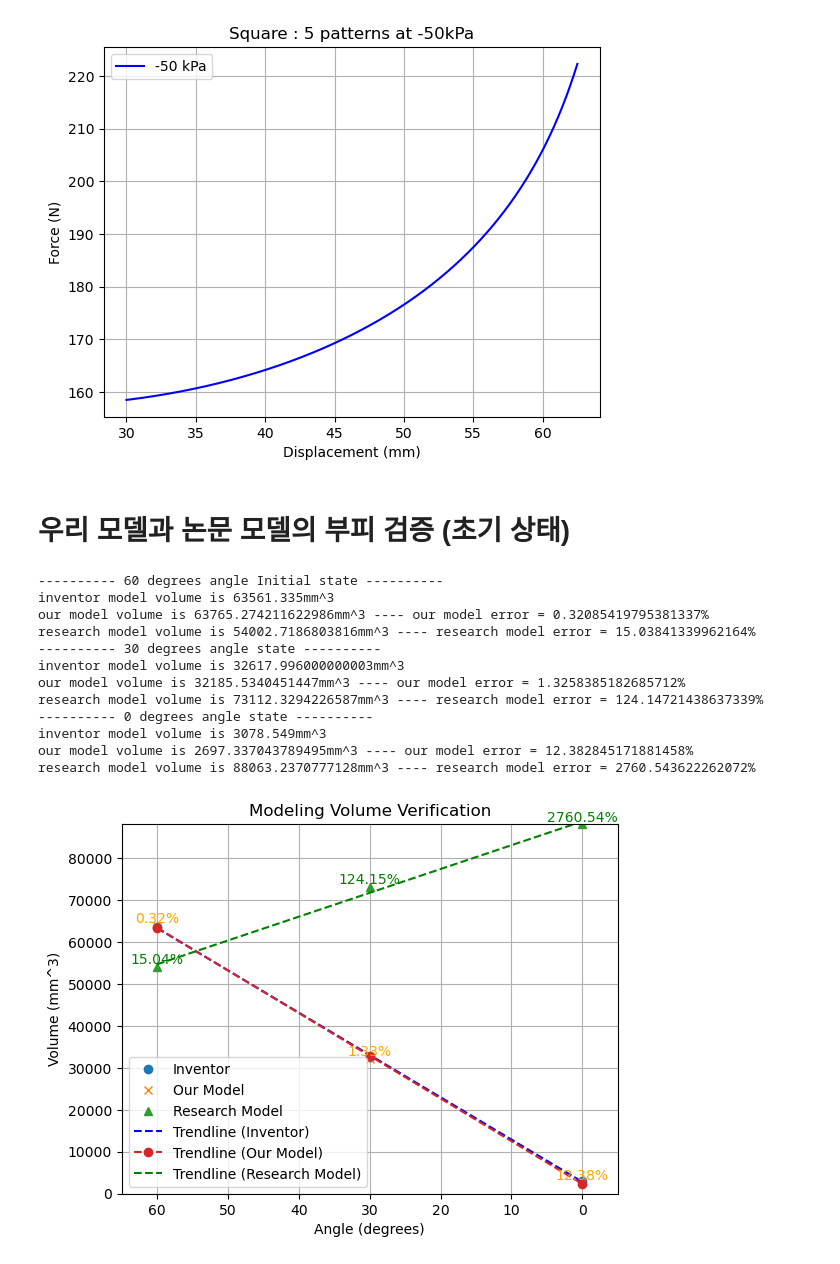
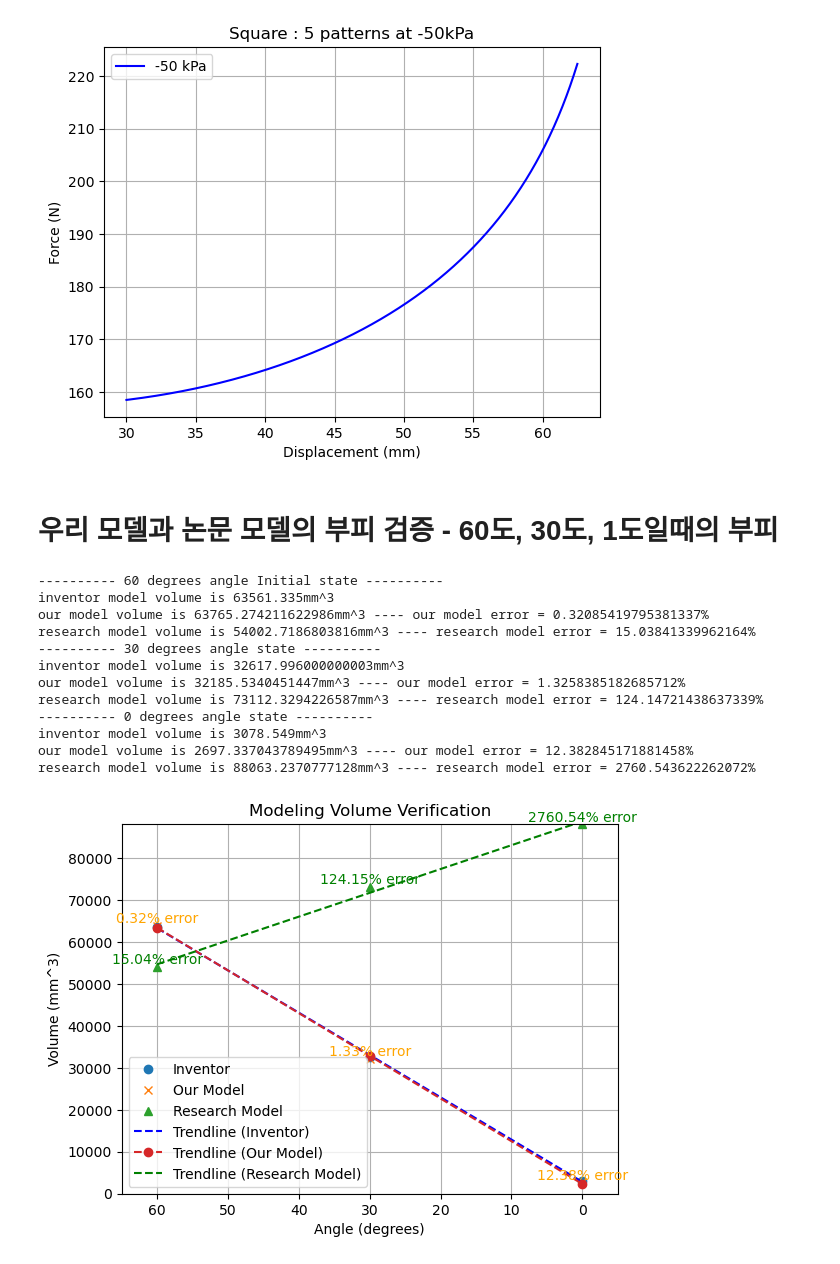
Before and after one commit to moreum2/OV-PAM_model, a Jupyter notebook: OV-PAM model.ipynb, the cells around one changed output. Drawn from its saved outputs; the diff is of its cells as text; code cells hidden in the pictures.

```diff
--- a/OV-PAM model.ipynb
+++ b/OV-PAM model.ipynb
@@ -680,7 +680,7 @@ plt.show()
 # %% [output]
 [figure]
 # %% [markdown]
-# 우리 모델과 논문 모델의 부피 검증 (초기 상태)
+# 우리 모델과 논문 모델의 부피 검증 - 60도, 30도, 1도일때의 부피
 # %%
 print("---------- 60 degrees angle Initial state ---------- ")
 print("inventor model volume is " + str(V_inventor) + "mm^3" )
@@ -728,33 +728,33 @@ plt.plot(angles, trendline_re, 'g--', label='Trendline (Research Model)')
 
 # 오차율 표시
 for i in range(len(angles)):
-    plt.text(angles[i], V_re[i], f'{abs(V_in[i]-V_re[i])/V_in[i]*100:.2f}%', ha='center', va='bottom', color='green')
-    plt.text(angles[i], V_ou[i], f'{abs(V_in[i]-V_ou[i])/V_in[i]*100:.2f}%', ha='center', va='bottom', color='orange')
+    plt.text(angles[i], V_re[i], f'{abs(V_in[i]-V_re[i])/V_in[i]*100:.2f}% error', ha='center', va='bottom', color='green')
+    plt.text(angles[i], V_ou[i], f'{abs(V_in[i]-V_ou[i])/V_in[i]*100:.2f}% error', ha='center', va='bottom', color='orange')
 
 # 축 및 범례 설정
 plt.xlabel('Angle (degrees)')
 plt.ylabel('Volume (mm^3)')
 plt.title('Modeling Volume Verification')
 plt.legend()
 
 # x축 뒤집기
 plt.xlim(max(angles) + 5, min(angles) - 5)  # x축 여유 공간 추가
 plt.ylim(0, max(max(V_in), max(V_ou), max(V_re)) + 50)  # y축 여유 공간 추가
 
 # 그래프 표시
 plt.grid(True)
 plt.show()
 # %% [output]
 ---------- 60 degrees angle Initial state ----------
 inventor model volume is 63561.335mm^3
 our model volume is 63765.274211622986mm^3 ---- our model error = 0.32085419795381337%
 research model volume is 54002.7186803816mm^3 ---- research model error = 15.03841339962164%
 ---------- 30 degrees angle state ----------
 inventor model volume is 32617.996000000003mm^3
 our model volume is 32185.5340451447mm^3 ---- our model error = 1.3258385182685712%
 research model volume is 73112.3294226587mm^3 ---- research model error = 124.14721438637339%
 ---------- 0 degrees angle state ----------
 inventor model volume is 3078.549mm^3
 our model volume is 2697.337043789495mm^3 ---- our model error = 12.382845171881458%
 research model volume is 88063.2370777128mm^3 ---- research model error = 2760.543622262072%
-[figure, old version]
+[figure, new version]
```
